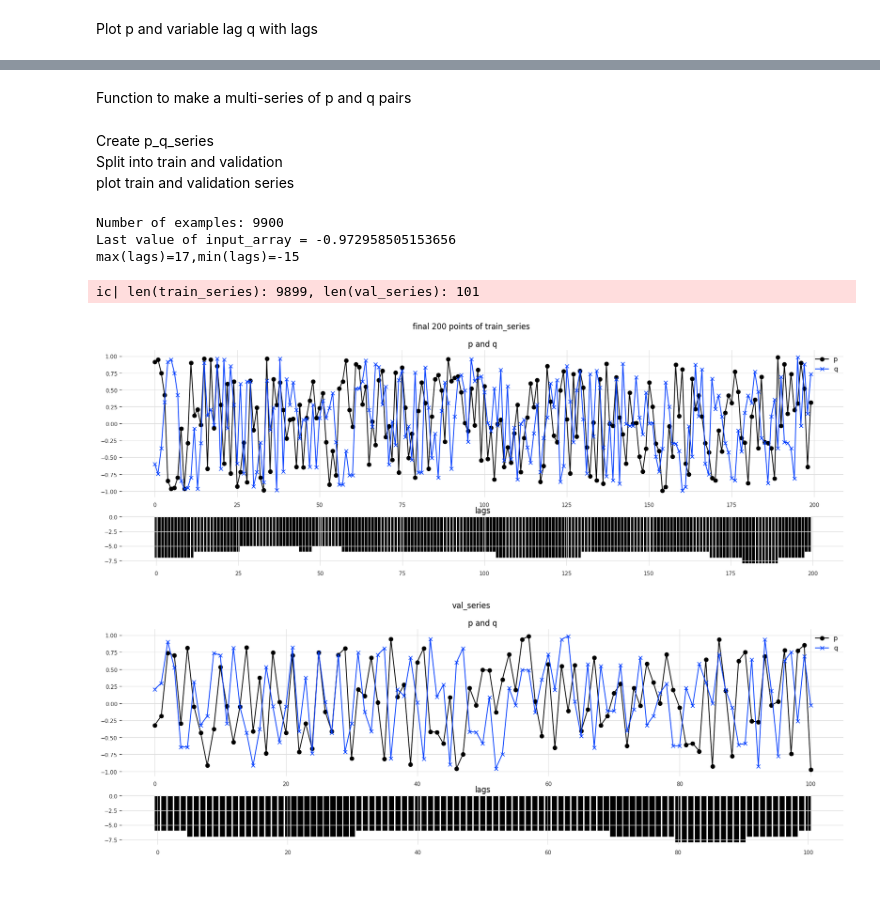
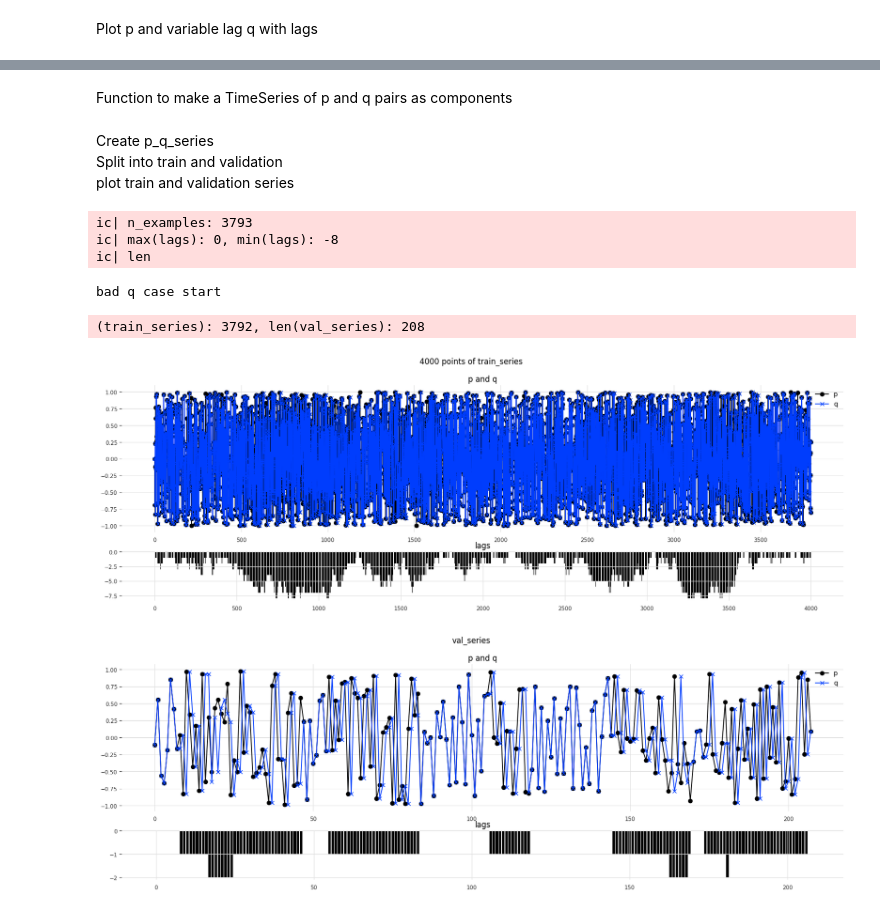
Before and after one commit to dshulman/darts, a Jupyter notebook: examples/104-Variable-lag.ipynb, the cells around one changed output, grey strips where cells are left out. Cells and saved outputs as stored; diff of their text form; code cells hidden in the pictures.

```diff
--- a/examples/104-Variable-lag.ipynb
+++ b/examples/104-Variable-lag.ipynb
@@ -106,5 +86,12 @@ import warnings
 logging.disable(logging.CRITICAL)
 warnings.filterwarnings("ignore")
+# %%
+SERIES_FIGSIZE = (20, 3)
+SWITCH_PROB = 0.1
+LAG_COLLAR = 8
+TRAIN_SERIES_LEN = 4_000
+INPUT_CHUNK_LEN = 200
+OUTPUT_CHUNK_LEN = LAG_COLLAR
 # %% [markdown]
 Create funtions for making and plotting p and q
 # %%
@@ -283,7 +492,9 @@ Last value of input_array = -0.5014155507087708
 # %% [markdown]
-Function to make a multi-series of p and q pairs
+Function to make a TimeSeries of p and q pairs as components
 # %%
-def create_variable_lag_p_q_series(n_values: int, switch_prob: float) -> Tuple[TimeSeries, List[int]]:
+def create_variable_lag_p_q_series(
+    n_values: int, switch_prob: float
+) -> Tuple[TimeSeries, List[int]]:
     """
     Creates a TimeSeries with pairs of target (p) and variable lagged (q) time series
     as Darts TimeSeries objects.
@@ -297,7 +508,9 @@ def create_variable_lag_p_q_series(n_values: int, switch_prob: float) -> Tuple[T
     """
 
     p = create_scaled_random_array(n_values=n_values)
-    q, lags = create_variable_lag_array(input_array=p, switch_prob=switch_prob)
+    q, lags = create_variable_lag_array(
+        input_array=p, switch_prob=switch_prob, lag_collar=LAG_COLLAR
+    )
     p_q_series = TimeSeries.from_values(values=p).stack(
         other=TimeSeries.from_values(values=q)
     )
@@ -310,39 +523,36 @@ Create p_q_series
 Split into train and validation
 plot train and validation series
 # %%
-SERIES_LEN = 10_000
-INPUT_CHUNK_LEN = 100
-OUTPUT_CHUNK_LEN = 1
-
-n_examples = SERIES_LEN - INPUT_CHUNK_LEN - OUTPUT_CHUNK_LEN + 1
-print(f"Number of examples: {n_examples}")
+n_examples = TRAIN_SERIES_LEN - INPUT_CHUNK_LEN - OUTPUT_CHUNK_LEN + 1
+ic(n_examples)
 
 # Create  p_q series
-p_q_series, lags = create_variable_lag_p_q_series(n_values=SERIES_LEN, switch_prob=0.1)
-print(f"{max(lags)=},{min(lags)=}")
+p_q_series, lags = create_variable_lag_p_q_series(
+    n_values=TRAIN_SERIES_LEN, switch_prob=0.1
+)
+ic(max(lags), min(lags))
 
 # Split into train and validation series
 val_series_len = INPUT_CHUNK_LEN + OUTPUT_CHUNK_LEN
 train_series, val_series = p_q_series[:-val_series_len], p_q_series[-val_series_len:]
-_ = ic(len(train_series), len(val_series))
+ic(len(train_series), len(val_series))
 
 # Plot the end of the train series
-n_end_values = 200
-train_series_end = train_series[-n_end_values:]
-p = train_series_end["p"].values()
-q = train_series_end["q"].values()
-lags_end = lags[-n_end_values:]
-plot_variable_lag_p_q(p, q, lags_end, f"final {n_end_values} points of train_series")
+# N_END_VALUES = 3800
+# lags_end = lags[-N_END_VALUES:]
+plot_variable_lag_p_q(
+    p_q=train_series,
+    lags=lags,
+    title=f"{TRAIN_SERIES_LEN} points of train_series",
+)
 
 # Plot the validation series
-p = val_series["p"].values()
-q = val_series["q"].values()
-val_lags = lags[-val_series_len:]
-plot_variable_lag_p_q(p, q, val_lags, "val_series")
+plot_variable_lag_p_q(p_q=val_series, lags=lags[-val_series_len:], title="val_series")
 # %% [output]
-Number of examples: 9900
-Last value of input_array = -0.972958505153656
-max(lags)=17,min(lags)=-15
+ic| n_examples: 3793
+ic| max(lags): 0, min(lags): -8
+ic| len
-ic| len(train_series): 9899, len(val_series): 101
+bad q case start
+(train_series): 3792, len(val_series): 208
-[figure, old version]
+[figure, new version]
-[figure, old version]
+[figure, new version]
```
Also changed, not shown: parts of 31 cells of this notebook.
